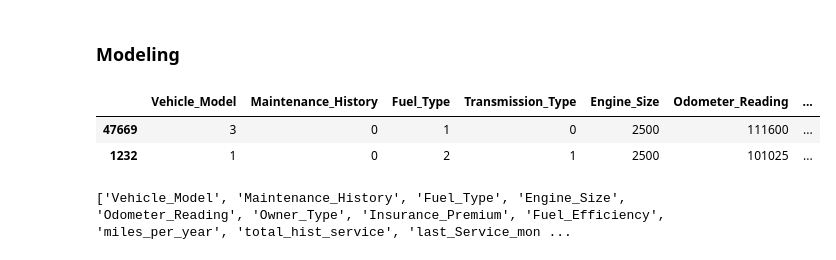
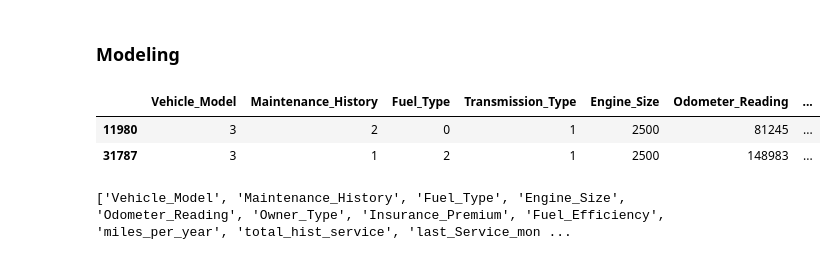
Before and after one commit to AAILopez/AAI-540, a Jupyter notebook: Shallow_NN.ipynb, the cells around one changed output. Cells and saved outputs as stored; diff of their text form; code cells hidden in the pictures.

Commit message:
updated data split and push to endpoint

```diff
--- a/Shallow_NN.ipynb
+++ b/Shallow_NN.ipynb
@@ -119,12 +119,25 @@ from imblearn.over_sampling import SMOTE
 X = df_updated.drop(columns='Need_Maintenance', axis = 1)
 y = df_updated['Need_Maintenance']
 
-x_train, x_test, y_train, y_test = train_test_split(X,y,train_size= .6, shuffle= True, stratify= y , random_state= 42)
+X_temp, X_production, y_temp, y_production = train_test_split(
+    X, y, test_size=0.4, stratify=y, random_state=42, shuffle=True
+)
+
+# --- Step 2: Split remaining 60% into train (40%) and val+test (20%) ---
+X_train, X_val_test, y_train, y_val_test = train_test_split(
+    X_temp, y_temp, test_size=0.3333, stratify=y_temp, random_state=42, shuffle=True
+)
+# 0.3333 * 60% ≈ 20%
+
+# --- Step 3: Split val_test (20%) into val (10%) and test (10%) ---
+X_val, X_test, y_val, y_test = train_test_split(
+    X_val_test, y_val_test, test_size=0.5, stratify=y_val_test, random_state=42, shuffle=True
+)
 # %%
-x_train.head(2)
+X_train.head(2)
 # %% [output]
 |  | Vehicle_Model | Maintenance_History | Fuel_Type | Transmission_Type | Engine_Size | Odometer_Reading | ... |
-| 47669 | 3 | 0 | 1 | 0 | 2500 | 111600 | ... |
-| 1232 | 1 | 0 | 2 | 1 | 2500 | 101025 | ... |
+| 11980 | 3 | 2 | 0 | 1 | 2500 | 81245 | ... |
+| 31787 | 3 | 1 | 2 | 1 | 2500 | 148983 | ... |
 # %%
 non_binary_col = []
```
Also changed, not shown: parts of 17 cells of this notebook, 6 other files.
